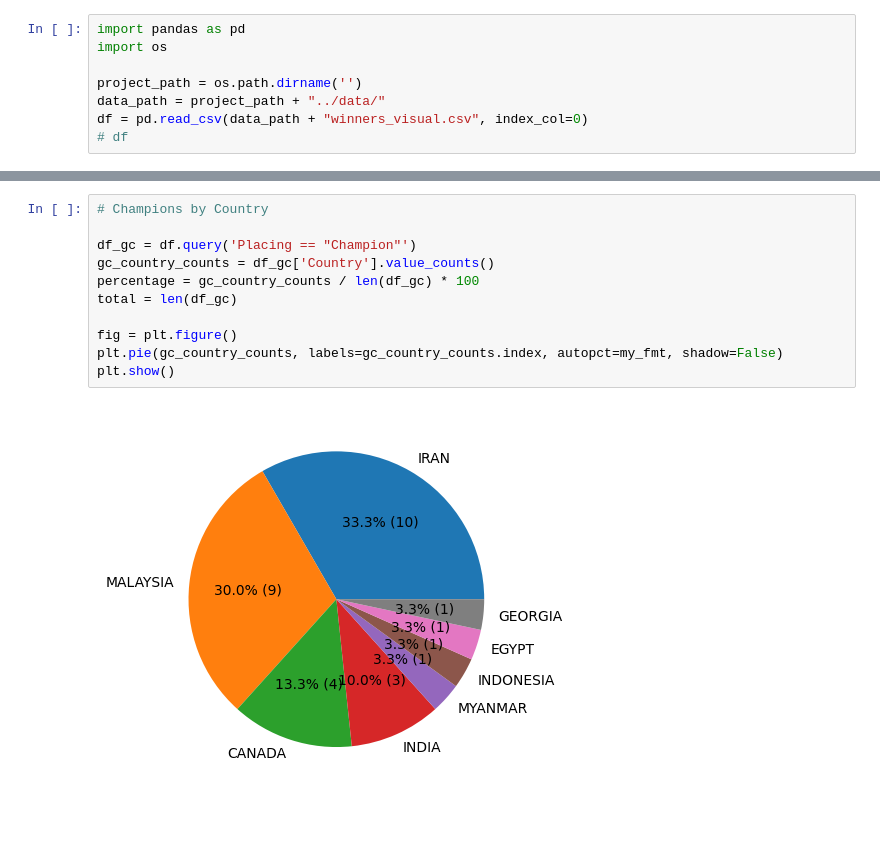
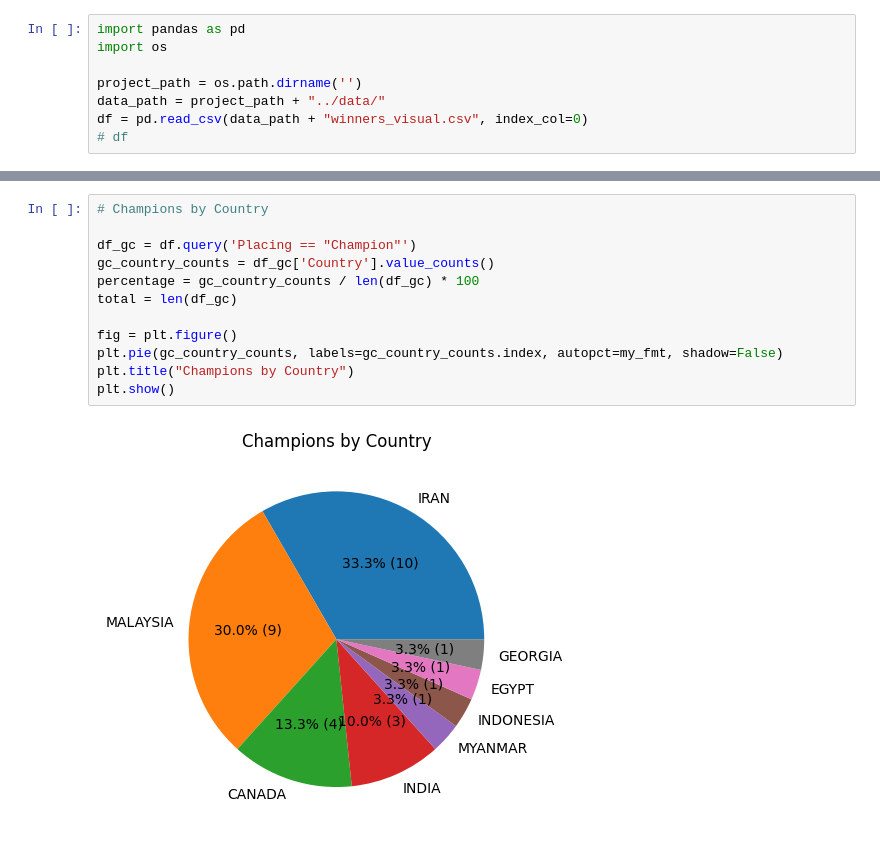
Before and after one commit to skthetester/ucmas-challenge-results, a Jupyter notebook: scripts/analytics.ipynb, the cells around one changed output, grey strips where cells are left out. Drawn from its saved outputs; the diff is of its cells as text; blank space fills up the shorter version.

```diff
--- a/scripts/analytics.ipynb
+++ b/scripts/analytics.ipynb
@@ -48,16 +50,17 @@ plt.show()
 # %%
 # Champions by Country
 
 df_gc = df.query('Placing == "Champion"')
 gc_country_counts = df_gc['Country'].value_counts()
 percentage = gc_country_counts / len(df_gc) * 100
 total = len(df_gc)
 
 fig = plt.figure()
 plt.pie(gc_country_counts, labels=gc_country_counts.index, autopct=my_fmt, shadow=False)
+plt.title("Champions by Country")
 plt.show()
 # %% [output]
-[figure, old version]
+[figure, new version]
 # %%
 # Canada Stats
 
```
Also changed, not shown: parts of 3 cells of this notebook.
